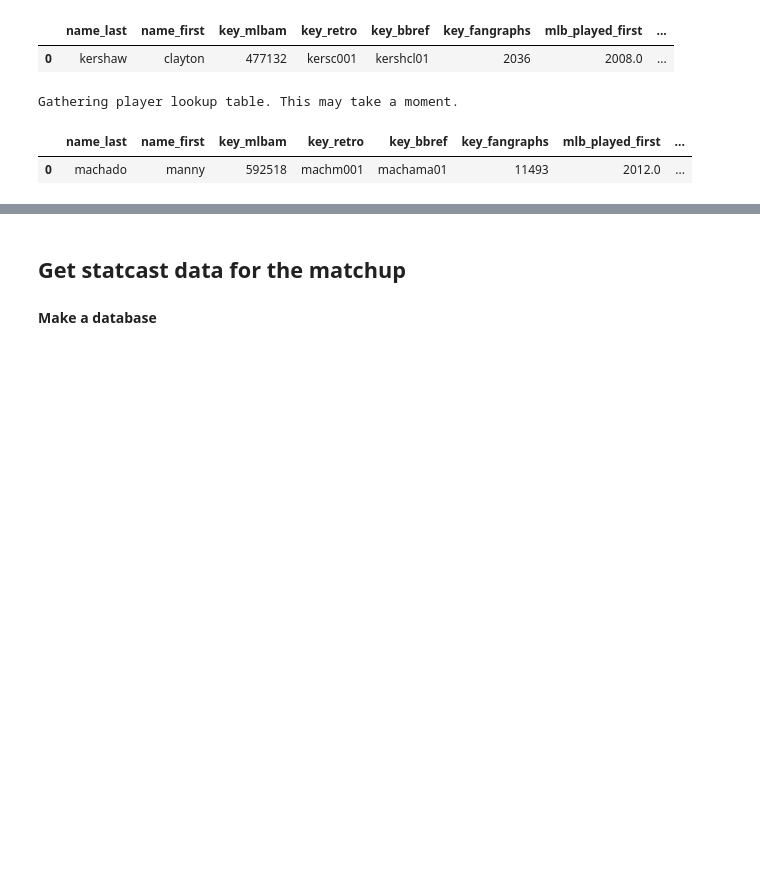
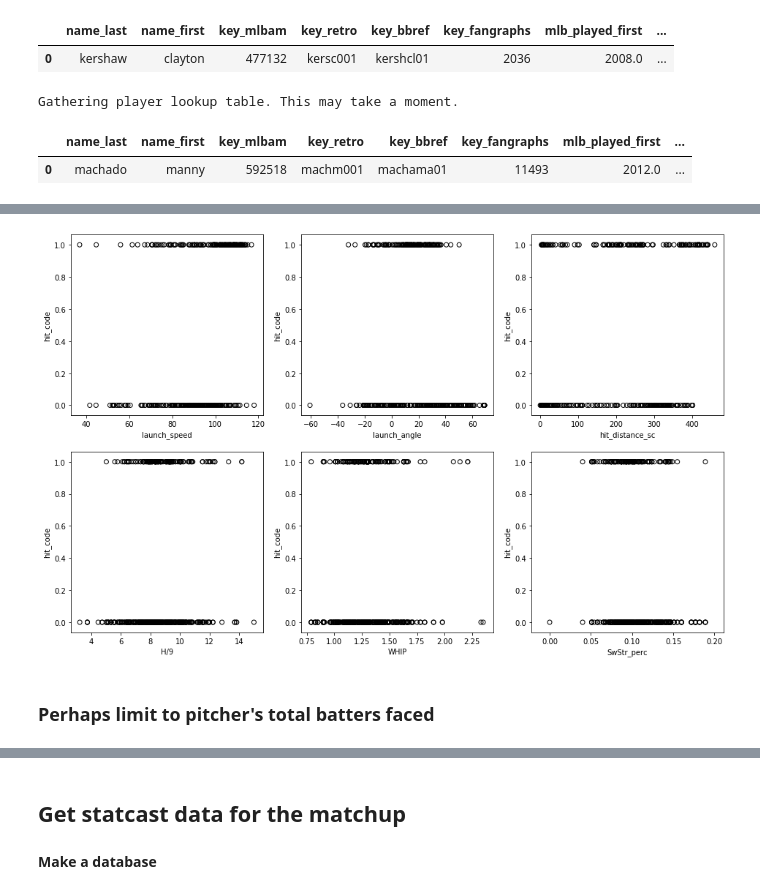
Before and after one commit to benslack19/baseball_player_selector, a Jupyter notebook: daily_fantasy_baseball_player_predictor.ipynb, the cells around one changed output, grey strips where cells are left out. Saved outputs shown, nothing was run; the diff lists cells and outputs as text; code cells hidden in the pictures; blank space fills up the shorter version.

```diff
--- a/daily_fantasy_baseball_player_predictor.ipynb
+++ b/daily_fantasy_baseball_player_predictor.ipynb
@@ -458,0 +868,2 @@ df_batting.head()
+# %%
+df_sc_trout_events = df_sc_trout[df_sc_trout['events'].notna()]
@@ -458,0 +975,2 @@ df_batting.head()
+# %%
+df_pitching_stats_lastname_wpid_18 = df_pitching_stats_lastname_wpid[df_pitching_stats_lastname_wpid['Season']==2018].copy()
@@ -458,0 +991,17 @@ df_batting.head()
+# %%
+# Batter actual event characteristics (some for sanity checking)
+batter_events_col2keep = ['hit_code', 'events', 'player_name', 'hit_distance_sc', 'launch_speed', 'launch_angle',
+                          'type', 'p_throws', 'home_team',
+                          'if_fielding_alignment', 'of_fielding_alignment',
+                          'pitcher']
+
+# Merge with pitcher data
+pitcher_col2keep = ['WAR', 'SIERA', 'TBF', 'FIP', 'xFIP', 'H/9', 'BB/9', 'WHIP', 'BABIP',
+                    'GB_perc', 'FB_perc', 'SwStr_perc', 'O-Swing_perc', 'Z-Swing_perc',
+                    'Pull_perc', 'Cent_perc', 'Oppo_perc', 'Soft_perc',
+                    'Med_perc', 'Hard_perc', 'Zone_perc', 'FA_perc _pfx',
+                    'vFA _pfx', 'FA-X _pfx', 'FA-Z _pfx', 'key_mlbam']
+
+df_sc_trout_events_wpitcherinfo = pd.merge(df_sc_trout_events[batter_events_col2keep],
+                                              df_pitching_stats_lastname_wpid_18[pitcher_col2keep],
+                                              left_on='pitcher', right_on='key_mlbam')
@@ -458,0 +1018,21 @@ df_batting.head()
+# %%
+def visualize_log_regr_plots(metric_list, df_events):
+    f, ((ax1, ax2, ax3), (ax4, ax5, ax6)) = plt.subplots(2, 3, figsize=(16, 10))
+
+    ax_list = [ax1, ax2, ax3, ax4, ax5, ax6]
+
+    for i, ax in enumerate(ax_list):
+
+        ax.scatter(df_events[metric_list[i]],
+                   df_events['hit_code'],
+                   facecolors='none', edgecolors='k')
+        ax.set_xlabel(metric_list[i])
+        ax.set_ylabel('hit_code')
+# %%
+my_metric_list = (['launch_speed', 'launch_angle', 'hit_distance_sc',
+                   'H/9', 'WHIP', 'SwStr_perc'])
+visualize_log_regr_plots(my_metric_list, df_sc_trout_events_wpitcherinfo)
+# %% [output]
+[figure, added]
+# %% [markdown]
+### Perhaps limit to pitcher's total batters faced
```
Also changed, not shown: parts of 191 cells of this notebook, 8 other files.
